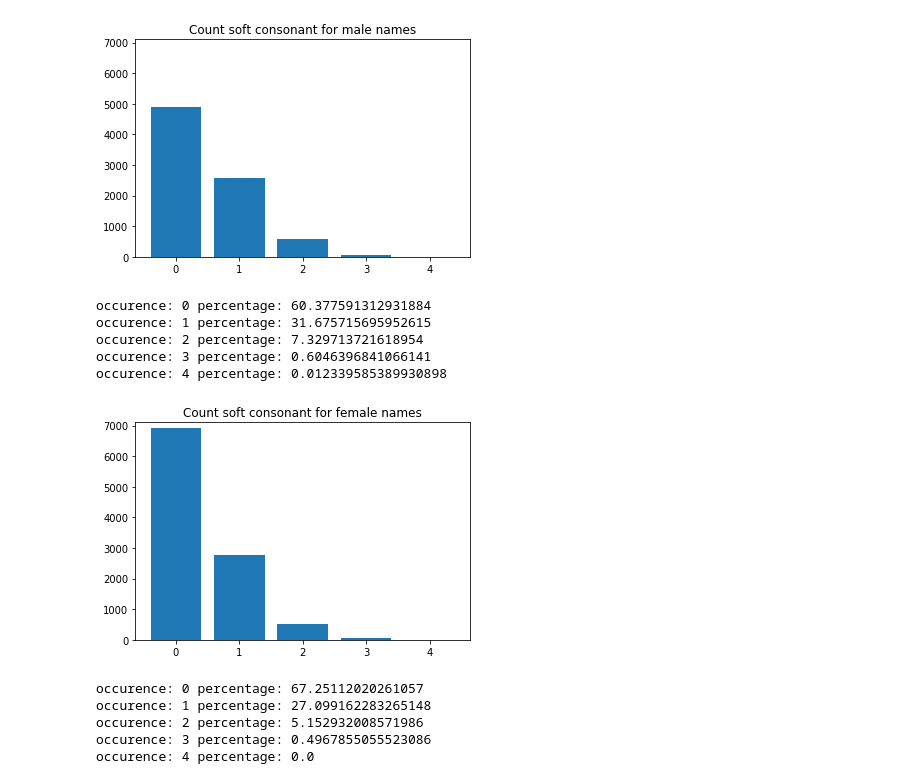
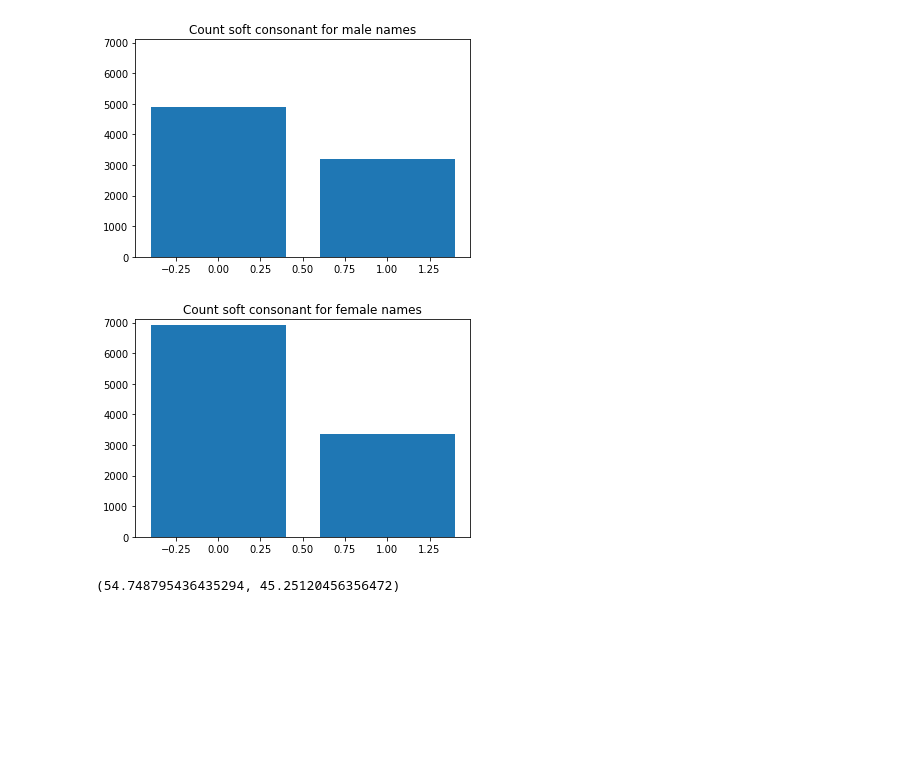
Before and after one commit to SebastianKapunkt/name-classifier, a Jupyter notebook: visulize_features.ipynb, the cells around one changed output. Cells and saved outputs as stored; diff of their text form; code cells hidden in the pictures; blank space fills up the shorter version.

```diff
--- a/visulize_features.ipynb
+++ b/visulize_features.ipynb
@@ -107,16 +212,7 @@ occurence: 12 percentage: 0.0
 # %%
-draw_bar_for_feature(count_soft_consonant, names, "Count soft consonant")
+draw_bar_for_feature(lambda name: count_soft_consonant(name) > 0, names, "Count soft consonant", show_plt=True)
 # %% [output]
-[figure, old version]
+[figure, new version]
+[figure, new version]
-occurence: 0 percentage: 60.377591312931884
-occurence: 1 percentage: 31.675715695952615
-occurence: 2 percentage: 7.329713721618954
-occurence: 3 percentage: 0.6046396841066141
-occurence: 4 percentage: 0.012339585389930898
+(54.748795436435294, 45.25120456356472)
-[figure, old version]
-occurence: 0 percentage: 67.25112020261057
-occurence: 1 percentage: 27.099162283265148
-occurence: 2 percentage: 5.152932008571986
-occurence: 3 percentage: 0.4967855055523086
-occurence: 4 percentage: 0.0
 # %%
```
Also changed, not shown: parts of 17 cells of this notebook, 8 other files.
